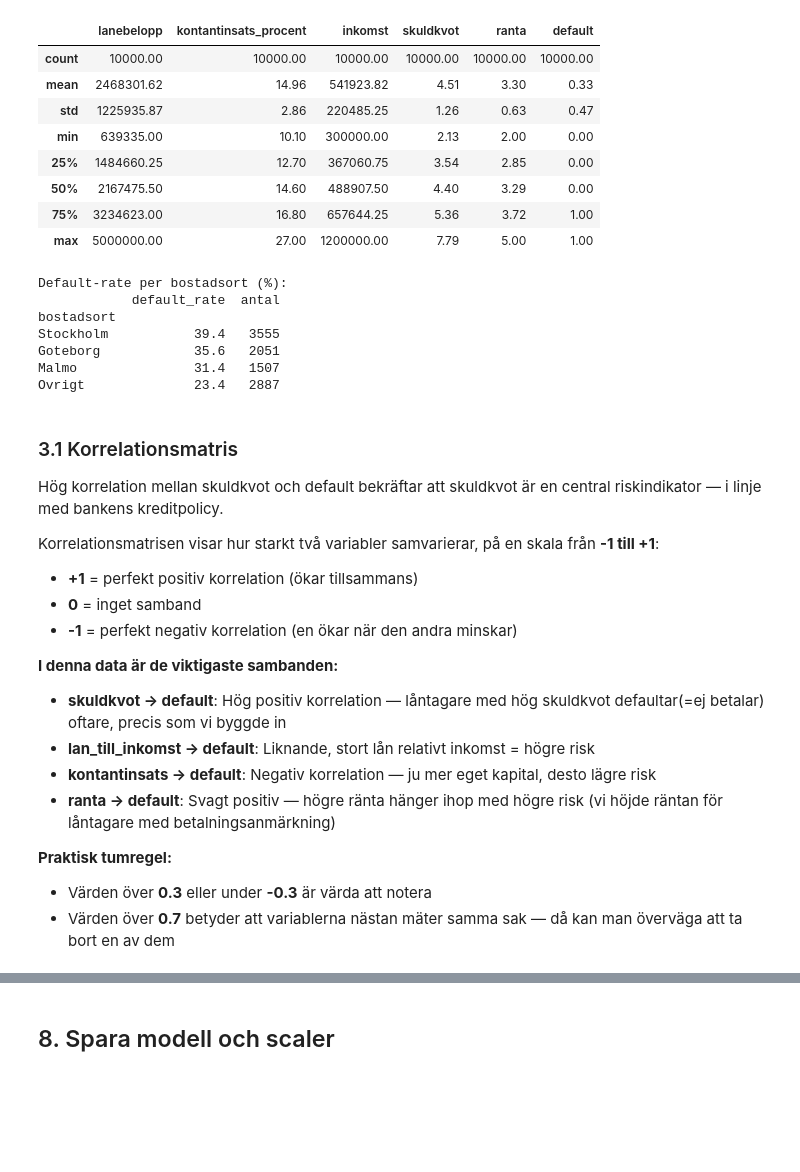
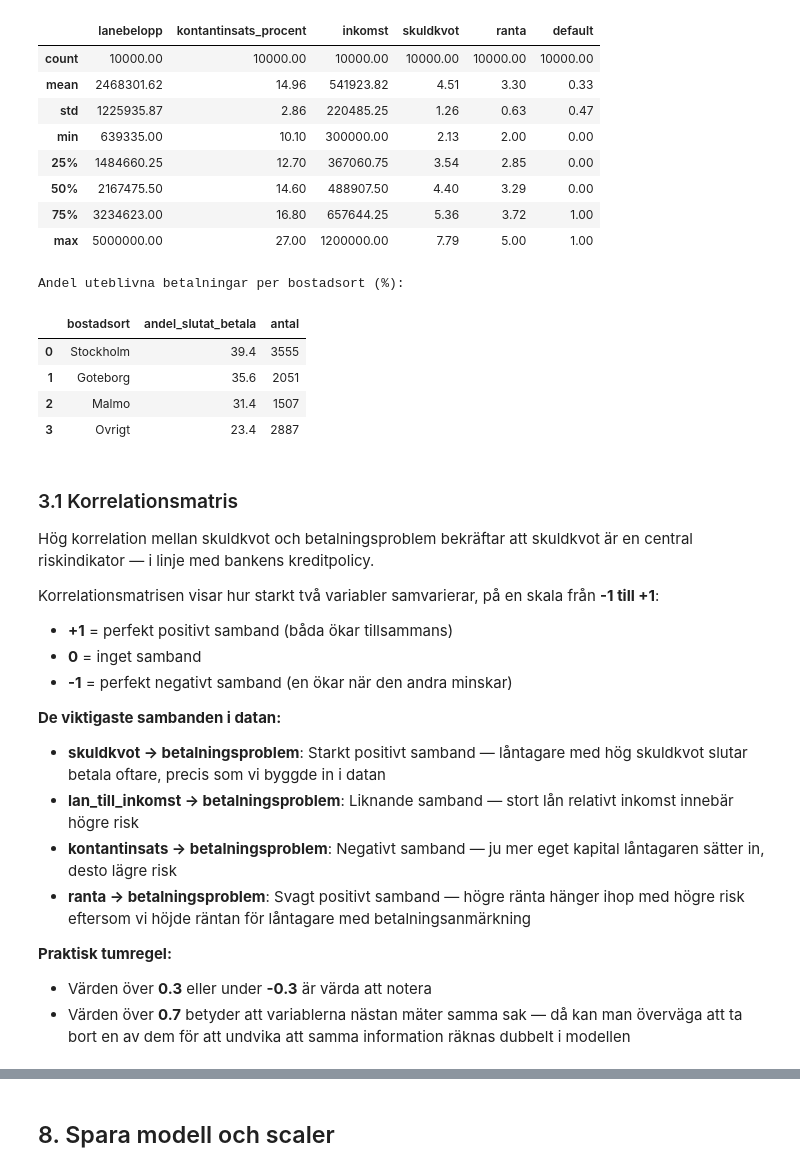
Before and after one commit to jasmikar/svenska-lan, a Jupyter notebook: bolan_analys.ipynb, the cells around one changed output, grey strips where cells are left out. Saved outputs shown, nothing was run; the diff lists cells and outputs as text; code cells hidden in the pictures; blank space fills up the shorter version.

```diff
--- a/bolan_analys.ipynb
+++ b/bolan_analys.ipynb
@@ -83,41 +83,47 @@ Statistisk sammanfattning:
 | 50% | 2167475.50 | 14.60 | 488907.50 | 4.40 | 3.29 | 0.00 |
 | 75% | 3234623.00 | 16.80 | 657644.25 | 5.36 | 3.72 | 1.00 |
 | max | 5000000.00 | 27.00 | 1200000.00 | 7.79 | 5.00 | 1.00 |
-# %%
-# Default-rate per bostadsort — relevant för riskdifferentiering
-default_per_ort = (df.groupby('bostadsort')['default']
-                     .agg(['mean', 'count'])
-                     .rename(columns={'mean': 'default_rate', 'count': 'antal'})
-                     .sort_values('default_rate', ascending=False))
-default_per_ort['default_rate'] = (default_per_ort['default_rate'] * 100).round(1)
-print("Default-rate per bostadsort (%):")
-print(default_per_ort)
-# %% [output]
-Default-rate per bostadsort (%):
-            default_rate  antal
-bostadsort
-Stockholm           39.4   3555
-Goteborg            35.6   2051
-Malmo               31.4   1507
-Ovrigt              23.4   2887
+# %%
+# Gruppera låntagarna efter bostadsort och beräkna andelen som slutat betala
+andel_per_ort = (df.groupby('bostadsort')['default']
+                   .agg(['mean', 'count'])
+                   # Döp om kolumnerna till tydligare svenska namn
+                   .rename(columns={'mean': 'andel_slutat_betala', 'count': 'antal'})
+                   # Sortera så att orten med högst andel visas först
+                   .sort_values('andel_slutat_betala', ascending=False)
+                   # Gör bostadsort till en vanlig kolumn istället för index
+                   .reset_index())
+
+# Omvandla från decimaltal till procent, t.ex. 0.32 → 32.0%
+andel_per_ort['andel_slutat_betala'] = (andel_per_ort['andel_slutat_betala'] * 100).round(1)
+
+print("Andel uteblivna betalningar per bostadsort (%):")
+andel_per_ort
+# %% [output]
+Andel uteblivna betalningar per bostadsort (%):
+|  | bostadsort | andel_slutat_betala | antal |
+| 0 | Stockholm | 39.4 | 3555 |
+| 1 | Goteborg | 35.6 | 2051 |
+| 2 | Malmo | 31.4 | 1507 |
+| 3 | Ovrigt | 23.4 | 2887 |
 # %% [markdown]
 ### 3.1 Korrelationsmatris
-Hög korrelation mellan skuldkvot och default bekräftar att skuldkvot är en central riskindikator — i linje med bankens kreditpolicy.
+Hög korrelation mellan skuldkvot och betalningsproblem bekräftar att skuldkvot är en central riskindikator — i linje med bankens kreditpolicy.
 
 Korrelationsmatrisen visar hur starkt två variabler samvarierar, på en skala från **-1 till +1**:
 
-- **+1** = perfekt positiv korrelation (ökar tillsammans)
+- **+1** = perfekt positivt samband (båda ökar tillsammans)
 - **0** = inget samband
-- **-1** = perfekt negativ korrelation (en ökar när den andra minskar)
+- **-1** = perfekt negativt samband (en ökar när den andra minskar)
 
-**I denna data är de viktigaste sambanden:**
+**De viktigaste sambanden i datan:**
 
-- **skuldkvot → default**: Hög positiv korrelation — låntagare med hög skuldkvot defaultar(=ej betalar) oftare, precis som vi byggde in
-- **lan_till_inkomst → default**: Liknande, stort lån relativt inkomst = högre risk
-- **kontantinsats → default**: Negativ korrelation — ju mer eget kapital, desto lägre risk
-- **ranta → default**: Svagt positiv — högre ränta hänger ihop med högre risk (vi höjde räntan för låntagare med betalningsanmärkning)
+- **skuldkvot → betalningsproblem**: Starkt positivt samband — låntagare med hög skuldkvot slutar betala oftare, precis som vi byggde in i datan
+- **lan_till_inkomst → betalningsproblem**: Liknande samband — stort lån relativt inkomst innebär högre risk
+- **kontantinsats → betalningsproblem**: Negativt samband — ju mer eget kapital låntagaren sätter in, desto lägre risk
+- **ranta → betalningsproblem**: Svagt positivt samband — högre ränta hänger ihop med högre risk eftersom vi höjde räntan för låntagare med betalningsanmärkning
 
 **Praktisk tumregel:**
 - Värden över **0.3** eller under **-0.3** är värda att notera
-- Värden över **0.7** betyder att variablerna nästan mäter samma sak — då kan man överväga att ta bort en av dem
+- Värden över **0.7** betyder att variablerna nästan mäter samma sak — då kan man överväga att ta bort en av dem för att undvika att samma information räknas dubbelt i modellen
 # %%
```
Also changed, not shown: parts of 21 cells of this notebook, 1 other file.
